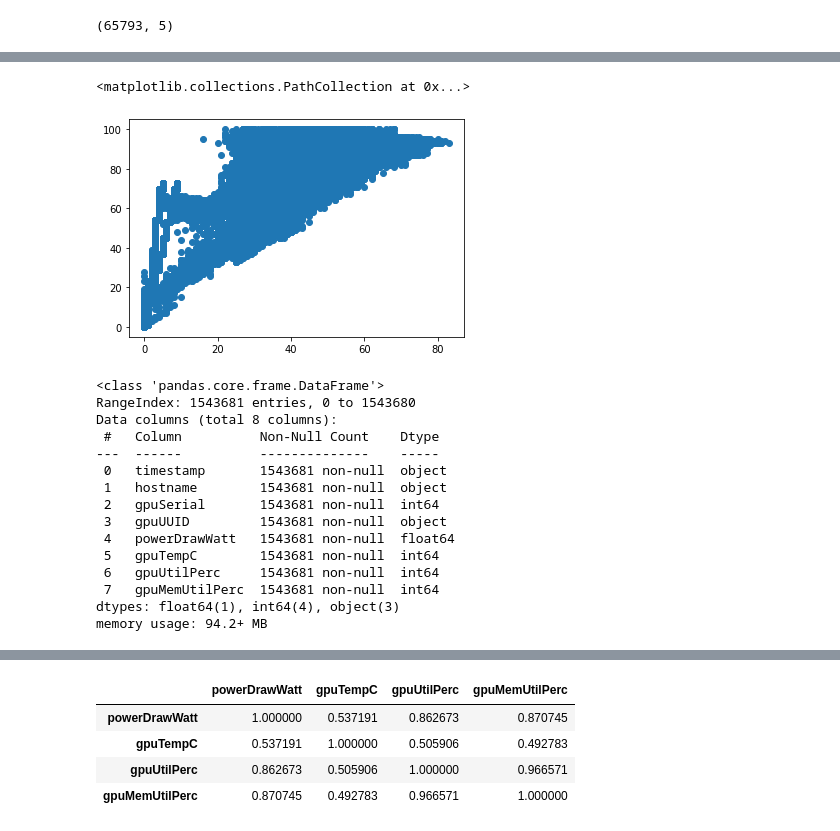
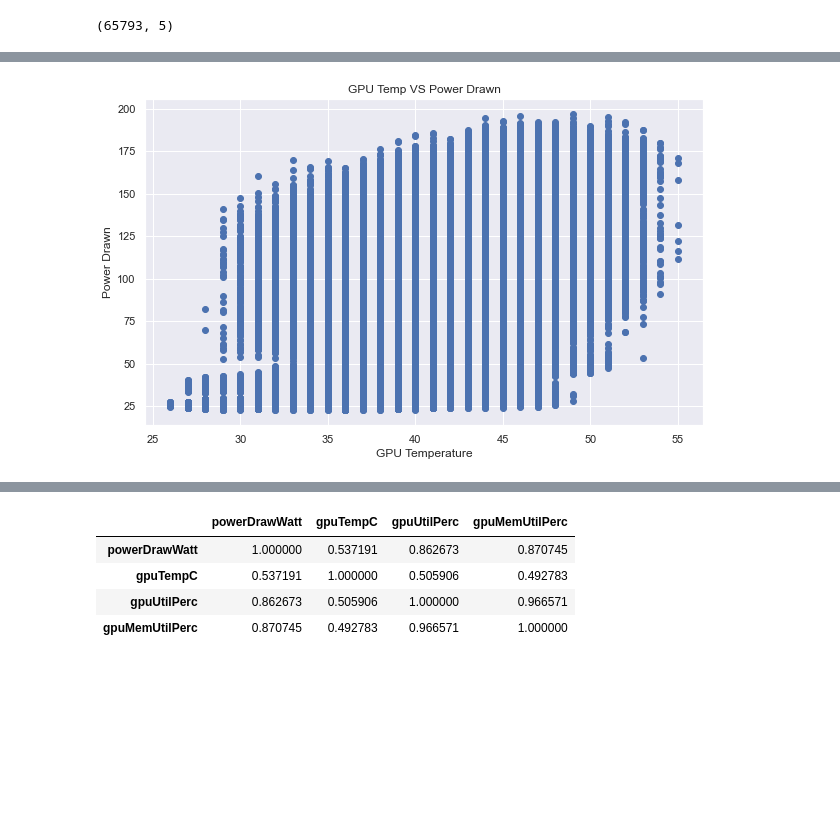
Before and after one commit to Saarge-z/Performance-Evaluation-of-Terapixel-Rendering, a Jupyter notebook: Cloud Project.ipynb, the cells around one changed output, grey strips where cells are left out. Cells and saved outputs as stored; diff of their text form; code cells hidden in the pictures; blank space fills up the shorter version.

```diff
--- a/Cloud Project.ipynb
+++ b/Cloud Project.ipynb
@@ -103,26 +117,18 @@ plt.scatter(x,y)
+# %%
+# Plotting scatter plot
+plt.scatter(x,y)
+plt.xlabel('GPU Temperature')
+plt.ylabel('Power Drawn')
+plt.title('GPU Temp VS Power Drawn')
+
+# Defining chart size
+plt.rcParams['figure.figsize'] = [10, 6]
+
+# Saving Image
+plt.savefig('Images/temp-power.png')
+plt.show()
+# %% [output]
+[figure, added]
 # %%
 x = df_gpu.gpuMemUtilPerc
 y = df_gpu.gpuUtilPerc
-# %%
-plt.scatter(x,y)
-# %% [output]
-<matplotlib.collections.PathCollection at 0x...>
-[figure, removed]
-# %%
-df_gpu.info()
-# %% [output]
-<class 'pandas.core.frame.DataFrame'>
-RangeIndex: 1543681 entries, 0 to 1543680
-Data columns (total 8 columns):
- #   Column          Non-Null Count    Dtype
----  ------          --------------    -----
- 0   timestamp       1543681 non-null  object
- 1   hostname        1543681 non-null  object
- 2   gpuSerial       1543681 non-null  int64
- 3   gpuUUID         1543681 non-null  object
- 4   powerDrawWatt   1543681 non-null  float64
- 5   gpuTempC        1543681 non-null  int64
- 6   gpuUtilPerc     1543681 non-null  int64
- 7   gpuMemUtilPerc  1543681 non-null  int64
-dtypes: float64(1), int64(4), object(3)
-memory usage: 94.2+ MB
```
Also changed, not shown: parts of 26 cells of this notebook, 5 other files.
